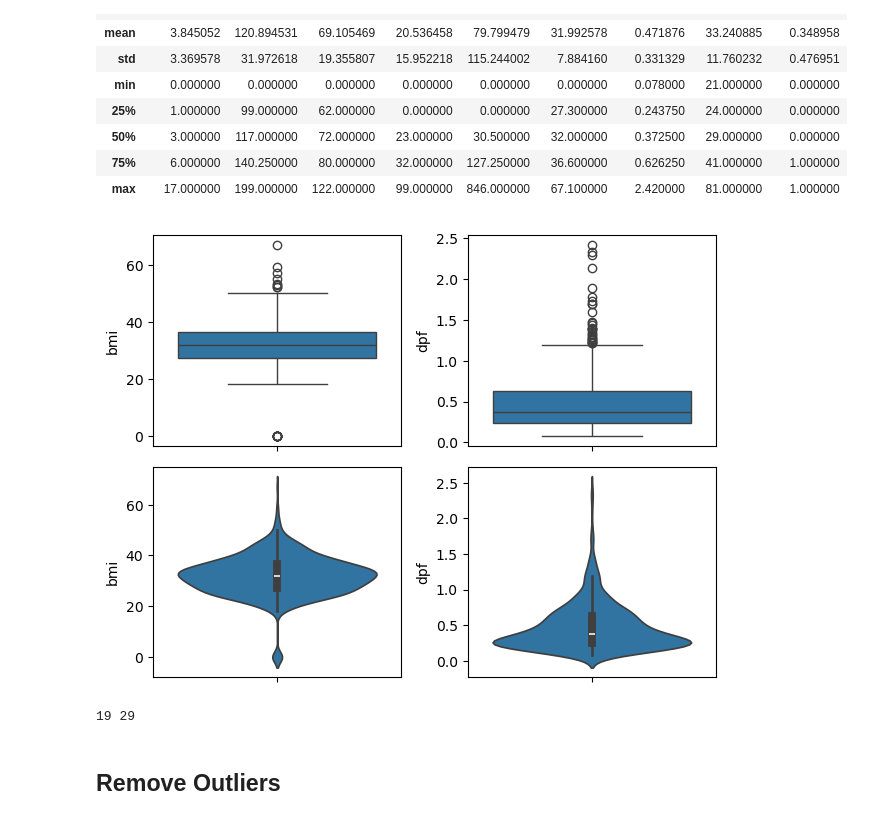
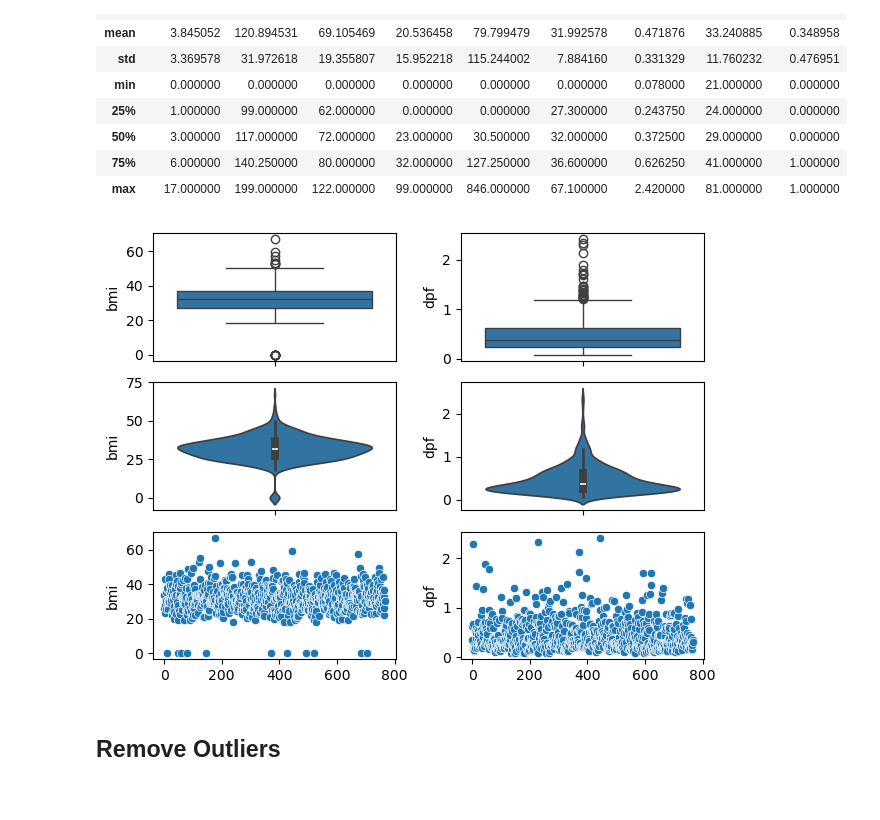
Before and after one commit to dashbikash/aiml-notebooks, a Jupyter notebook: dataclean/Outlier Handling.ipynb, the cells around one changed output. Saved outputs shown, nothing was run; the diff lists cells and outputs as text; code cells hidden in the pictures.

```diff
--- a/dataclean/Outlier Handling.ipynb
+++ b/dataclean/Outlier Handling.ipynb
@@ -87,34 +88,28 @@ df.describe()
 | 75% | 6.000000 | 140.250000 | 80.000000 | 32.000000 | 127.250000 | 36.600000 | 0.626250 | 41.000000 | 1.000000 |
 | max | 17.000000 | 199.000000 | 122.000000 | 99.000000 | 846.000000 | 67.100000 | 2.420000 | 81.000000 | 1.000000 |
 # %%
-plt.subplot(2, 2, 1) # 1 row, 2 columns, first plot
+plt.subplot(3, 2, 1) # 1 row, 2 columns, first plot
 sns.boxplot(df['bmi'])
 
 # Create the second subplot
-plt.subplot(2, 2, 2) # 1 row, 2 columns, second plot
+plt.subplot(3, 2, 2) # 1 row, 2 columns, second plot
 sns.boxplot(df['dpf'])
 
-plt.subplot(2, 2, 3) # 1 row, 2 columns, first plot
+plt.subplot(3, 2, 3) # 1 row, 2 columns, first plot
 sns.violinplot(df['bmi'])
 
 # Create the second subplot
-plt.subplot(2, 2, 4) # 1 row, 2 columns, second plot
+plt.subplot(3, 2, 4) # 1 row, 2 columns, second plot
 sns.violinplot(df['dpf'])
+
+plt.subplot(3, 2, 5) # 1 row, 2 columns, first plot
+sns.scatterplot(df['bmi'])
+
+# Create the second subplot
+plt.subplot(3, 2, 6) # 1 row, 2 columns, second plot
+sns.scatterplot(df['dpf'])
 
 plt.tight_layout() # Adjust layout to prevent overlapping titles/labels
 plt.show()
 # %% [output]
-[figure, old version]
+[figure, new version]
-# %%
-def detect_outliers_iqr(data):
-    Q1 = data.quantile(0.25)
-    Q3 = data.quantile(0.75)
-    IQR = Q3 - Q1
-    lower_bound = Q1 - 1.5 * IQR
-    upper_bound = Q3 + 1.5 * IQR
-    return (data < lower_bound) | (data > upper_bound)
-bmi_outliers=detect_outliers_iqr(df['bmi'])
-dpf_outliers=detect_outliers_iqr(df['dpf'])
-print( sum(bmi_outliers), sum(dpf_outliers))
-# %% [output]
-19 29
```
Also changed, not shown: parts of 21 cells of this notebook.
